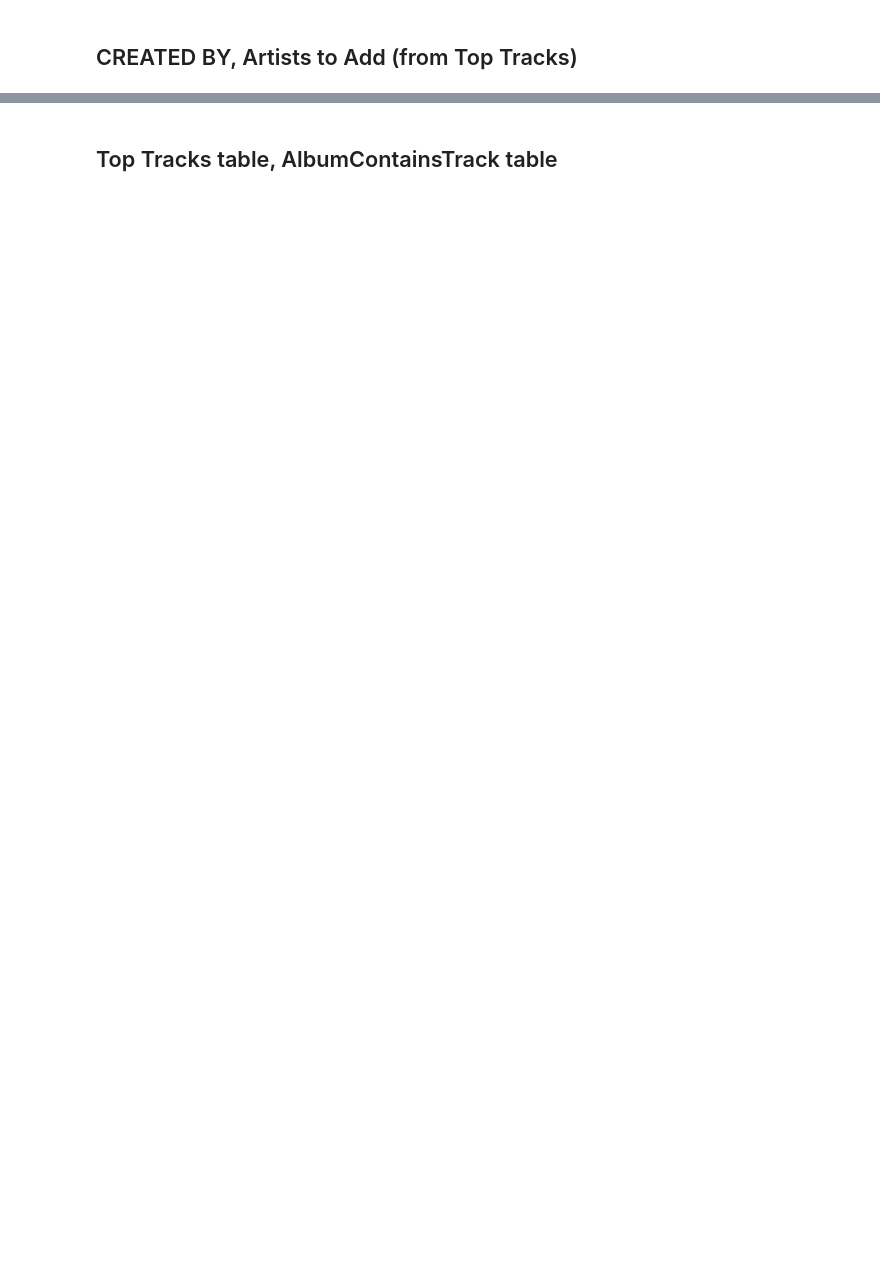
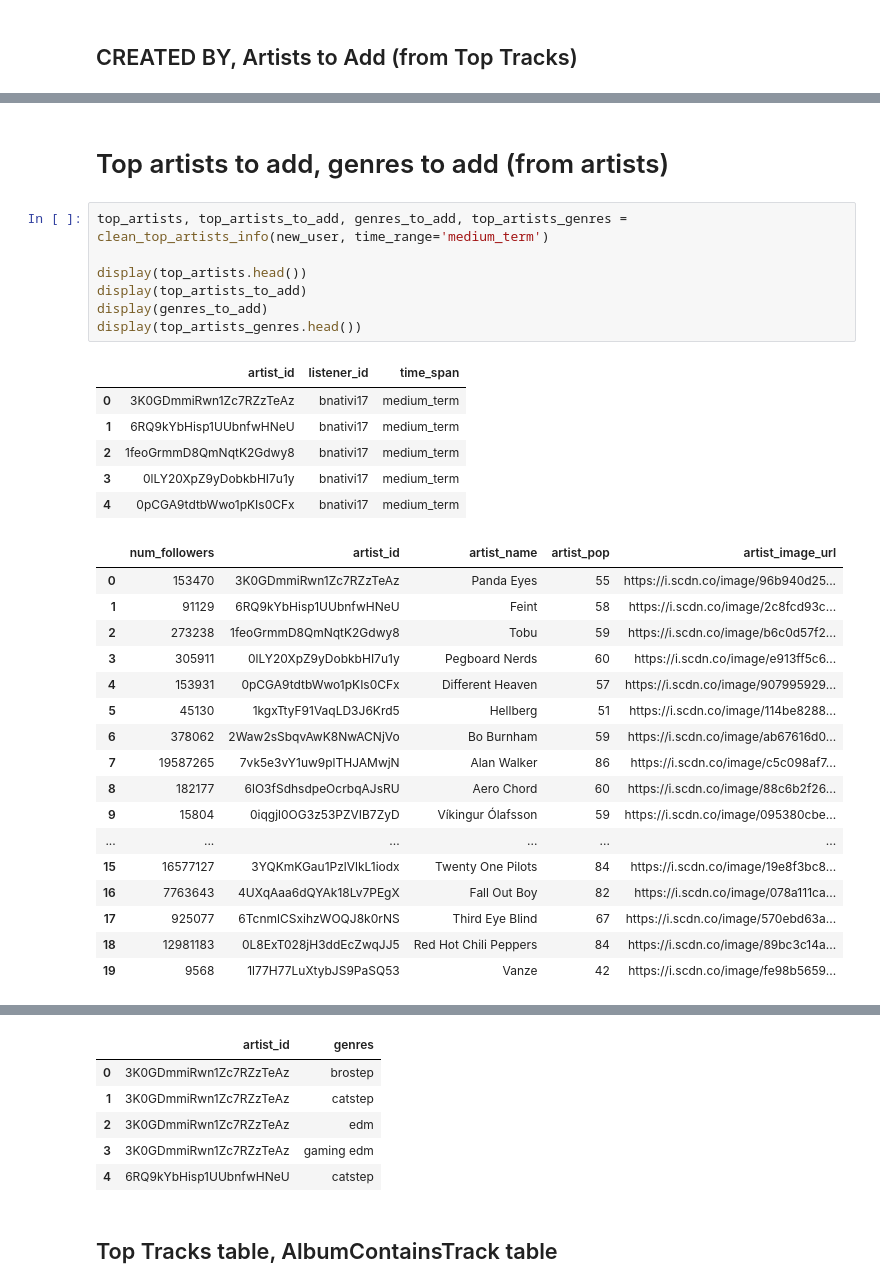
Before and after one commit to CS-316-Group/Project, a Jupyter notebook: notebooks/Spotify Data Cleaning Example.ipynb, the cells around one changed output, grey strips where cells are left out. Saved outputs shown, nothing was run; the diff lists cells and outputs as text; blank space fills up the shorter version.

```diff
--- a/notebooks/Spotify Data Cleaning Example.ipynb
+++ b/notebooks/Spotify Data Cleaning Example.ipynb
@@ -57,0 +85,33 @@ display(top_track_created_by.head())
+# %% [markdown]
+# Top artists to add, genres to add (from artists)
+# %%
+top_artists, top_artists_to_add, genres_to_add, top_artists_genres = clean_top_artists_info(new_user, time_range='medium_term')
+
+display(top_artists.head())
+display(top_artists_to_add)
+display(genres_to_add)
+display(top_artists_genres.head())
+# %% [output]
+|  | artist_id | listener_id | time_span |
+| 0 | 3K0GDmmiRwn1Zc7RZzTeAz | bnativi17 | medium_term |
+| 1 | 6RQ9kYbHisp1UUbnfwHNeU | bnativi17 | medium_term |
+| 2 | 1feoGrmmD8QmNqtK2Gdwy8 | bnativi17 | medium_term |
+| 3 | 0lLY20XpZ9yDobkbHI7u1y | bnativi17 | medium_term |
+| 4 | 0pCGA9tdtbWwo1pKIs0CFx | bnativi17 | medium_term |
+|  | num_followers | artist_id | artist_name | artist_pop | artist_image_url |
+| 0 | 153470 | 3K0GDmmiRwn1Zc7RZzTeAz | Panda Eyes | 55 | https://i.scdn.co/image/96b940d25... |
+| 1 | 91129 | 6RQ9kYbHisp1UUbnfwHNeU | Feint | 58 | https://i.scdn.co/image/2c8fcd93c... |
+| 2 | 273238 | 1feoGrmmD8QmNqtK2Gdwy8 | Tobu | 59 | https://i.scdn.co/image/b6c0d57f2... |
+| 3 | 305911 | 0lLY20XpZ9yDobkbHI7u1y | Pegboard Nerds | 60 | https://i.scdn.co/image/e913ff5c6... |
+| 4 | 153931 | 0pCGA9tdtbWwo1pKIs0CFx | Different Heaven | 57 | https://i.scdn.co/image/907995929... |
+| 5 | 45130 | 1kgxTtyF91VaqLD3J6Krd5 | Hellberg | 51 | https://i.scdn.co/image/114be8288... |
+| 6 | 378062 | 2Waw2sSbqvAwK8NwACNjVo | Bo Burnham | 59 | https://i.scdn.co/image/ab67616d0... |
+| 7 | 19587265 | 7vk5e3vY1uw9plTHJAMwjN | Alan Walker | 86 | https://i.scdn.co/image/c5c098af7... |
+| 8 | 182177 | 6lO3fSdhsdpeOcrbqAJsRU | Aero Chord | 60 | https://i.scdn.co/image/88c6b2f26... |
+| 9 | 15804 | 0iqgjl0OG3z53PZVIB7ZyD | Víkingur Ólafsson | 59 | https://i.scdn.co/image/095380cbe... |
+| ... | ... | ... | ... | ... | ... |
+| 15 | 16577127 | 3YQKmKGau1PzlVlkL1iodx | Twenty One Pilots | 84 | https://i.scdn.co/image/19e8f3bc8... |
+| 16 | 7763643 | 4UXqAaa6dQYAk18Lv7PEgX | Fall Out Boy | 82 | https://i.scdn.co/image/078a111ca... |
+| 17 | 925077 | 6TcnmlCSxihzWOQJ8k0rNS | Third Eye Blind | 67 | https://i.scdn.co/image/570ebd63a... |
+| 18 | 12981183 | 0L8ExT028jH3ddEcZwqJJ5 | Red Hot Chili Peppers | 84 | https://i.scdn.co/image/89bc3c14a... |
+| 19 | 9568 | 1l77H77LuXtybJS9PaSQ53 | Vanze | 42 | https://i.scdn.co/image/fe98b5659... |
@@ -58,3 +135,9 @@ display(top_track_created_by.head())
+|  | artist_id | genres |
+| 0 | 3K0GDmmiRwn1Zc7RZzTeAz | brostep |
+| 1 | 3K0GDmmiRwn1Zc7RZzTeAz | catstep |
+| 2 | 3K0GDmmiRwn1Zc7RZzTeAz | edm |
+| 3 | 3K0GDmmiRwn1Zc7RZzTeAz | gaming edm |
+| 4 | 6RQ9kYbHisp1UUbnfwHNeU | catstep |
 # %% [markdown]
 ## Top Tracks table, AlbumContainsTrack table
 # %%
```
Also changed, not shown: parts of 11 cells of this notebook, 5 other files.
